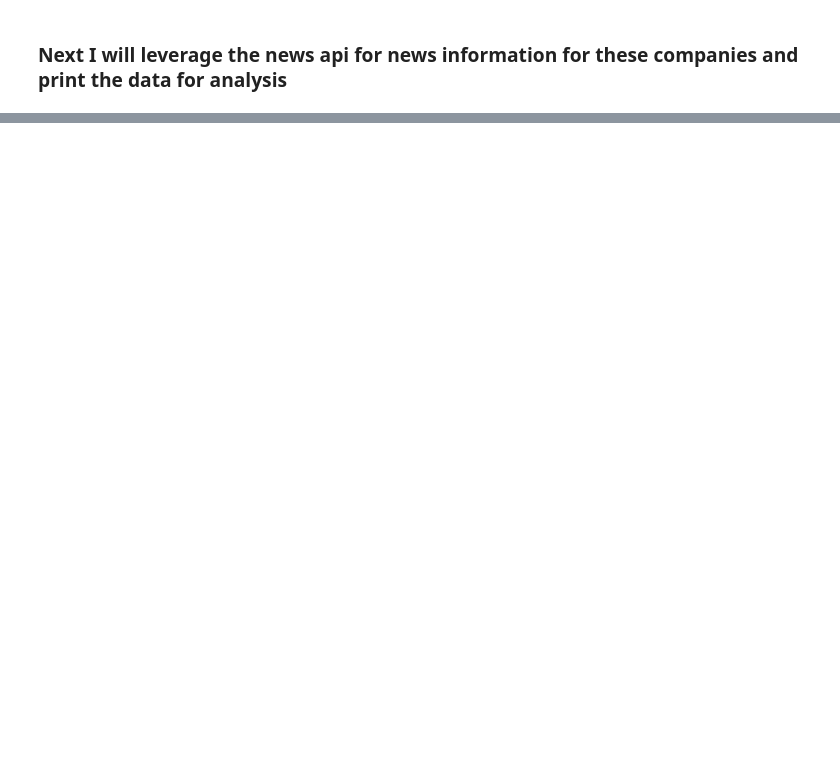
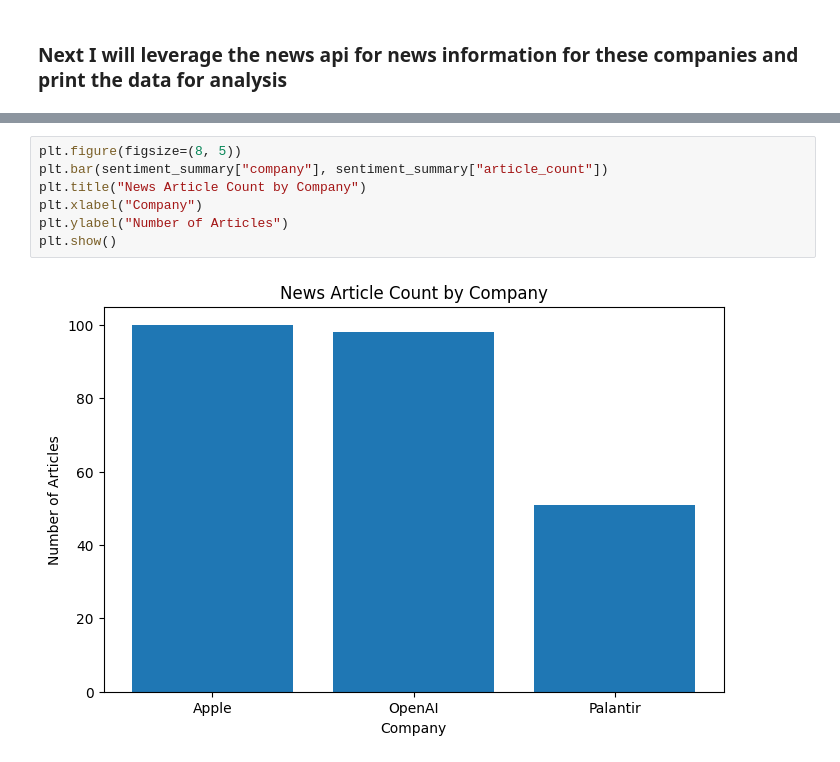
Before and after one commit to dwaynewebb86/IS362_Final_Project, a Jupyter notebook: final.ipynb, the cells around one changed output, grey strips where cells are left out. Drawn from its saved outputs; the diff is of its cells as text; blank space fills up the shorter version.

```diff
--- a/final.ipynb
+++ b/final.ipynb
@@ -96,0 +315,9 @@ News Data
+# %%
+plt.figure(figsize=(8, 5))
+plt.bar(sentiment_summary["company"], sentiment_summary["article_count"])
+plt.title("News Article Count by Company")
+plt.xlabel("Company")
+plt.ylabel("Number of Articles")
+plt.show()
+# %% [output]
+[figure, added]
```
Also changed, not shown: parts of 22 cells of this notebook, 1 other file.
